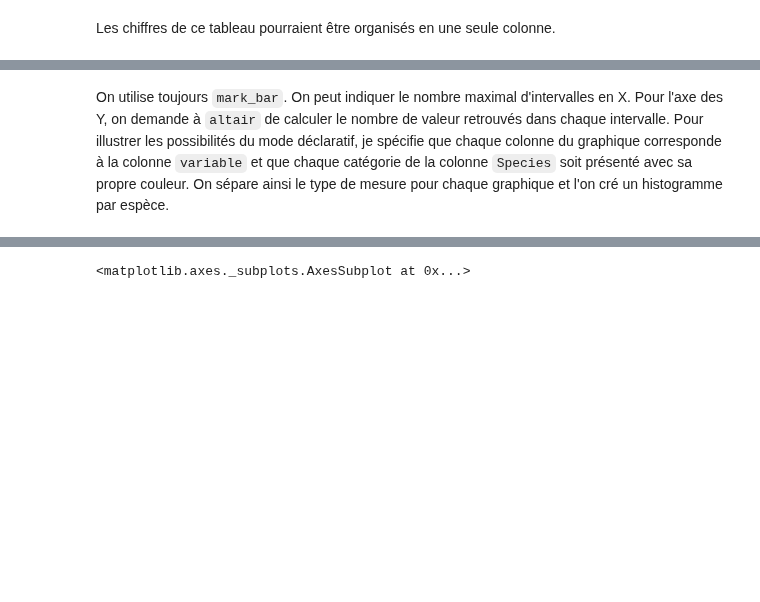
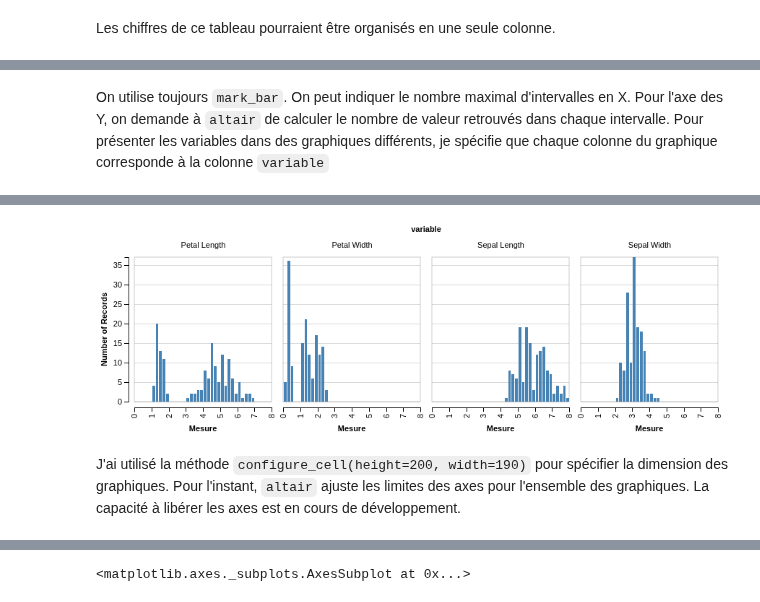
Before and after one commit to essicolo/ecologie-mathematique-Py, a Jupyter notebook: 4_Visualisation/4_Visualisation.ipynb, the cells around one changed output, grey strips where cells are left out. Drawn from its saved outputs; the diff is of its cells as text; code cells hidden in the pictures; blank space fills up the shorter version.

```diff
--- a/4_Visualisation/4_Visualisation.ipynb
+++ b/4_Visualisation/4_Visualisation.ipynb
@@ -340,2 +360,8 @@ iris_m.head()
 # %% [markdown]
-On utilise toujours `mark_bar`. On peut indiquer le nombre maximal d'intervalles en X. Pour l'axe des Y, on demande à `altair` de calculer le nombre de valeur retrouvés dans chaque intervalle. Pour illustrer les possibilités du mode déclaratif, je spécifie que chaque colonne du graphique corresponde à la colonne `variable` et que chaque catégorie de la colonne `Species` soit présenté avec sa propre couleur. On sépare ainsi le type de mesure pour chaque graphique et l'on cré un histogramme par espèce.
+On utilise toujours `mark_bar`. On peut indiquer le nombre maximal d'intervalles en X. Pour l'axe des Y, on demande à `altair` de calculer le nombre de valeur retrouvés dans chaque intervalle. Pour présenter les variables dans des graphiques différents, je spécifie que chaque colonne du graphique corresponde à la colonne `variable`
+# %%
+Chart(iris_m).mark_bar().encode(
+    x=X('value', bin=Bin(maxbins=50.0), title='Mesure'),
+    y='count(*)',
+    column='variable').configure_cell(height=200, width=190)
+# %% [output]
@@ -341,0 +369,3 @@ On utilise toujours `mark_bar`. On peut indiquer le nombre maximal d'intervalles
+[figure, added]
+# %% [markdown]
+J'ai utilisé la méthode `configure_cell(height=200, width=190)` pour spécifier la dimension des graphiques. Pour l'instant, `altair` ajuste les limites des axes pour l'ensemble des graphiques. La capacité à libérer les axes est en cours de développement.
```
Also changed, not shown: parts of 40 cells of this notebook, 4 other files.
